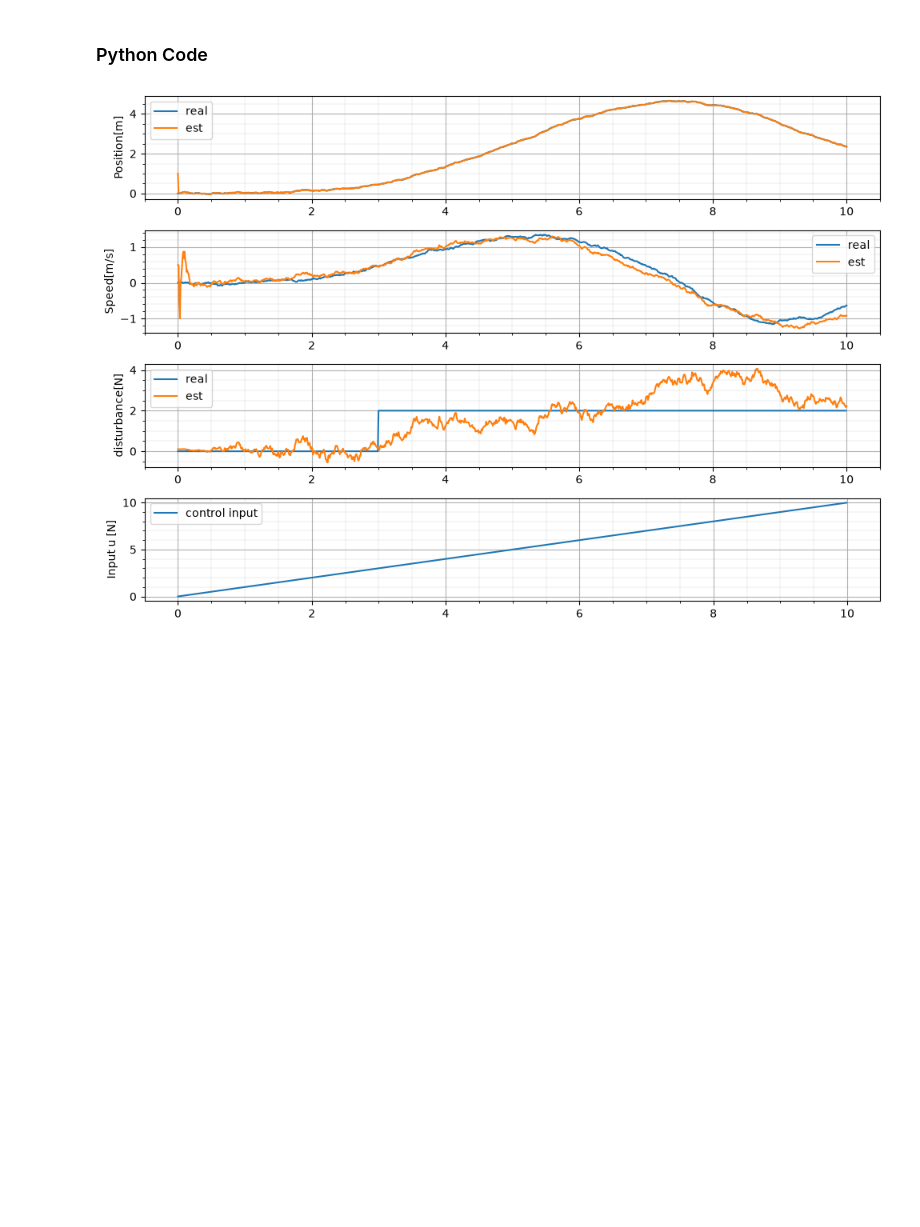
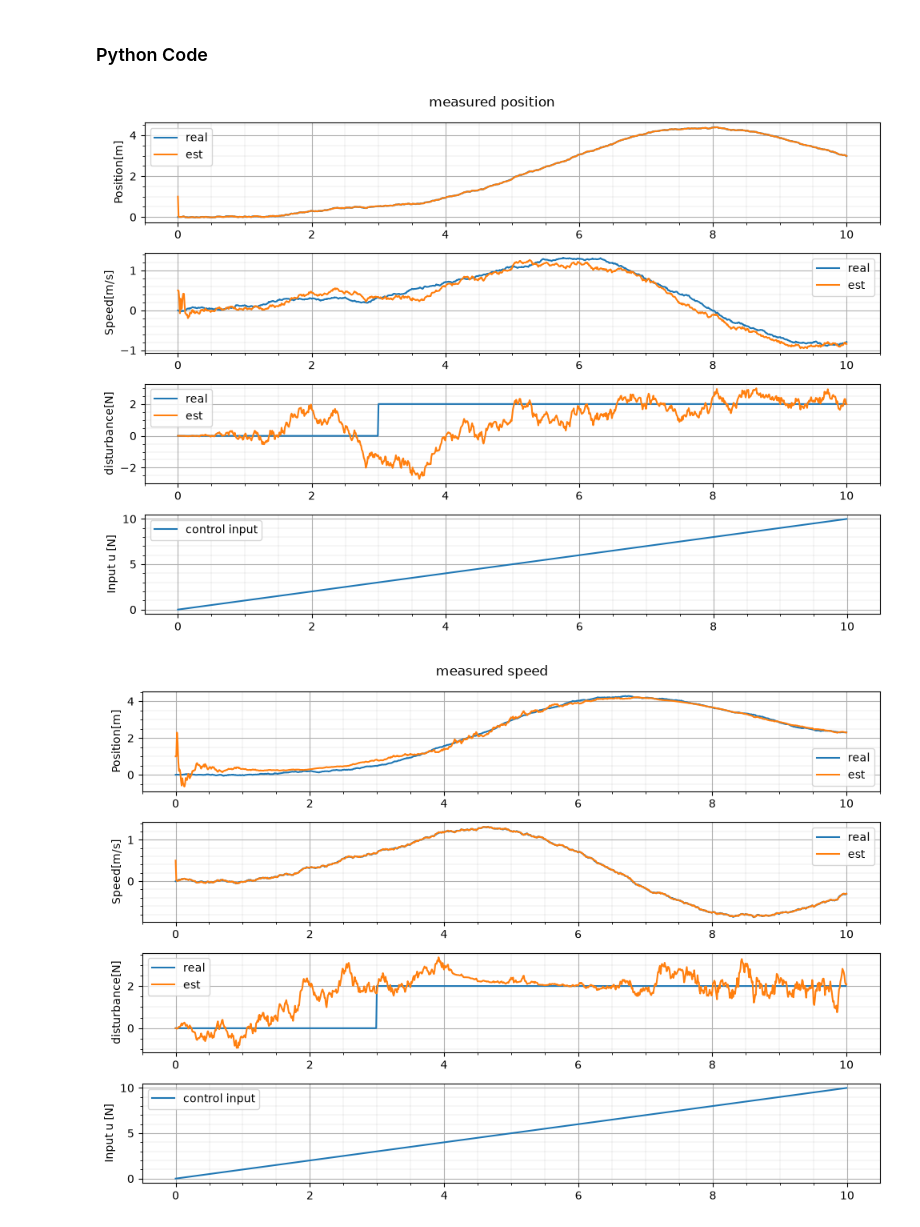
Before and after one commit to hideto008/learning_estimation_method, a Jupyter notebook: Notes/Estimate_State_using_UKF.ipynb, the cells around one changed output. Cells and saved outputs as stored; diff of their text form; code cells hidden in the pictures; blank space fills up the shorter version.

```diff
--- a/Notes/Estimate_State_using_UKF.ipynb
+++ b/Notes/Estimate_State_using_UKF.ipynb
@@ -600,6 +600,12 @@ class Parameters:
     beta:float = 2.0
     kappa:float = 0.0
 
+def real_system(X_n:np.ndarray, u_n:float, d_n:float, params:Parameters):
+    x_n, v_n = X_n
+    x_next = x_n + params.dt * v_n
+    v_next = v_n + params.dt/params.m*(u_n - params.c * v_n - params.k * x_n * np.abs(x_n) + d_n)
+    return np.array([x_next, v_next])
+
 def fake_real_system(X_n:np.ndarray, u_n:float, params:Parameters):
     x_n, v_n, d_n = X_n
     x_next = x_n + params.dt * v_n
@@ -607,6 +613,13 @@ def fake_real_system(X_n:np.ndarray, u_n:float, params:Parameters):
     d_next = d_n
     return np.array([x_next,v_next, d_next])
 
+def mesurement_value(X_n:np.ndarray, mesure_speed:bool=False):
+    x_n, v_n = X_n
+    if mesure_speed:
+        return np.array([v_n])
+    else:
+        return np.array([x_n])
+
 def fake_mesurement_value(X_n:np.ndarray, mesure_speed:bool=False):
     x_n, v_n , _ = X_n
     if mesure_speed:
@@ -686,11 +699,10 @@ def simulation(X_init: np.ndarray,X_est_init:np.ndarray, u_array:np.ndarray, d_a
 
         # システムの状態
         X_for_sim = X_history[i].copy()
-        X_for_sim[2] = d_array[i]
-        X_real = fake_real_system(X_for_sim, u_array[i], params) + w_k
+        X_real = real_system(X_for_sim, u_array[i], d_array[i],params) + w_k[:2] # 外乱は状態に含まれるので、ここで加算しない
 
         # システムの観測値
-        z = fake_mesurement_value(X_real, measure_speed) + fake_mesurement_noiz(params)
+        z = mesurement_value(X_real, measure_speed) + fake_mesurement_noiz(params)
 
         # UFKによる状態推定
         X_est, P_est = calculate_UKF_one_loop(X_est_history[i],
@@ -739,30 +751,34 @@ def create_fig(t_array, x_array, x_est_array, u_array, d_array, title=""):
 # %%
 dt = 1e-2 # [s]
 duration = 10 #[s]
 sampling_point = int(duration/dt)
 time_window = np.arange(sampling_point) * dt
 u_array = time_window* 1
 d_array = []
 for t in time_window:
     if t < 3:
         d_array.append(0)
     else:
         d_array.append(2)
 d_array = np.asarray(d_array)
 
-X_init = np.array([0,0,0])
-X_est_init = np.array([1.0,0.5,0.1])
+X_init = np.array([0,0])
+X_est_init = np.array([1.0,0.5,0.0])
 
 params = Parameters(
     dt=dt,
     k=1.0,
     c=0.1,
-    Q=np.diag([1e-4,1e-4, 1e-2]),
+    Q=np.diag([1e-4,1e-4, 3e-2]),
     R=np.array([[1e-4]]),
     P_init=np.diag([1e1, 1e1, 1e0])
 )
 
-t_array, x_array, x_est_array = simulation(X_init,X_est_init,u_array, d_array, params)
-create_fig(t_array, x_array, x_est_array, u_array, d_array)
+t_array, x_array, x_est_array = simulation(X_init,X_est_init,u_array, d_array, params, measure_speed=False)
+create_fig(t_array, x_array, x_est_array, u_array, d_array, title="measured position")
+
+t_array, x_array, x_est_array = simulation(X_init,X_est_init,u_array, d_array, params, measure_speed=True)
+create_fig(t_array, x_array, x_est_array, u_array, d_array, title="measured speed")
 # %% [output]
-[figure, old version]
+[figure, new version]
+[figure, added]
```
Also changed, not shown: parts of 2 cells of this notebook.
